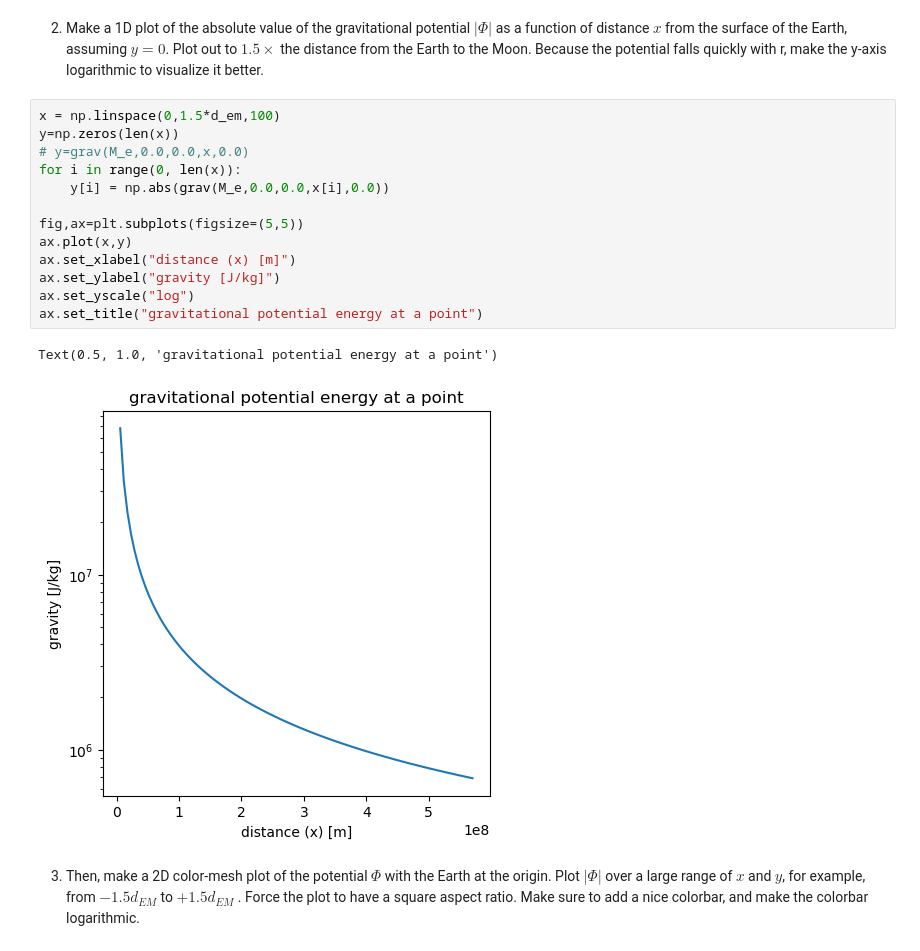
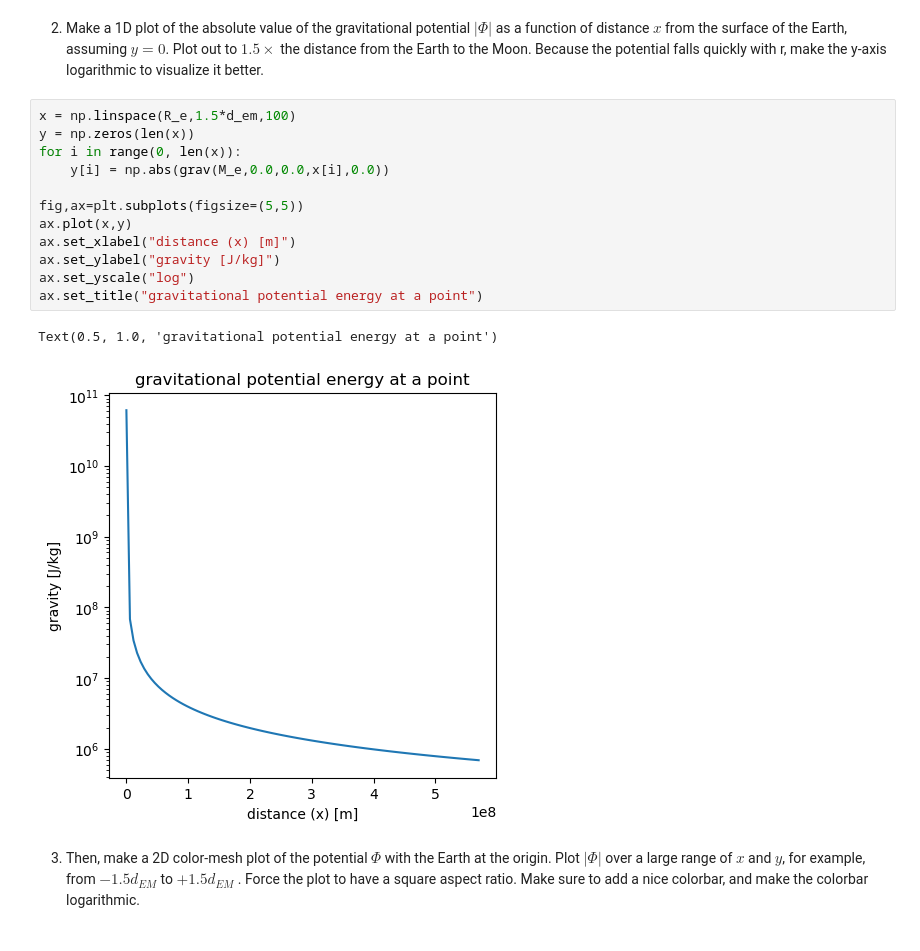
Before and after one commit to lunaeb/PHYS265-spring26, a Jupyter notebook: Lab1/lab1.ipynb, the cells around one changed output. Cells and saved outputs as stored; diff of their text form.

```diff
--- a/Lab1/lab1.ipynb
+++ b/Lab1/lab1.ipynb
@@ -108,21 +108,20 @@ np.float64(-1.3921546953596442e-09)
 2. Make a 1D plot of the absolute value of the gravitational potential $|\Phi|$ as a function of distance $x$ from the surface of the Earth, assuming $y = 0$.
 Plot out to $1.5\times$ the distance from the Earth to the Moon. Because the potential falls quickly with r, make the y-axis logarithmic to visualize it better.
 # %%
-x = np.linspace(0,1.5*d_em,100)
-y=np.zeros(len(x))
-# y=grav(M_e,0.0,0.0,x,0.0)
+x = np.linspace(R_e,1.5*d_em,100)
+y = np.zeros(len(x))
 for i in range(0, len(x)):
     y[i] = np.abs(grav(M_e,0.0,0.0,x[i],0.0))
 
 fig,ax=plt.subplots(figsize=(5,5))
 ax.plot(x,y)
 ax.set_xlabel("distance (x) [m]")
 ax.set_ylabel("gravity [J/kg]")
 ax.set_yscale("log")
 ax.set_title("gravitational potential energy at a point")
 # %% [output]
 Text(0.5, 1.0, 'gravitational potential energy at a point')
-[figure, old version]
+[figure, new version]
 # %% [markdown]
 3. Then, make a 2D color-mesh plot of the potential $\Phi$ with the Earth at the origin. Plot $|\Phi|$
 over a large range of $x$ and $y$, for example, from $-1.5d_{EM}$ to $+1.5d_{EM}$ . Force the plot to have
```
Also changed, not shown: parts of 7 cells of this notebook, 1 other file.
